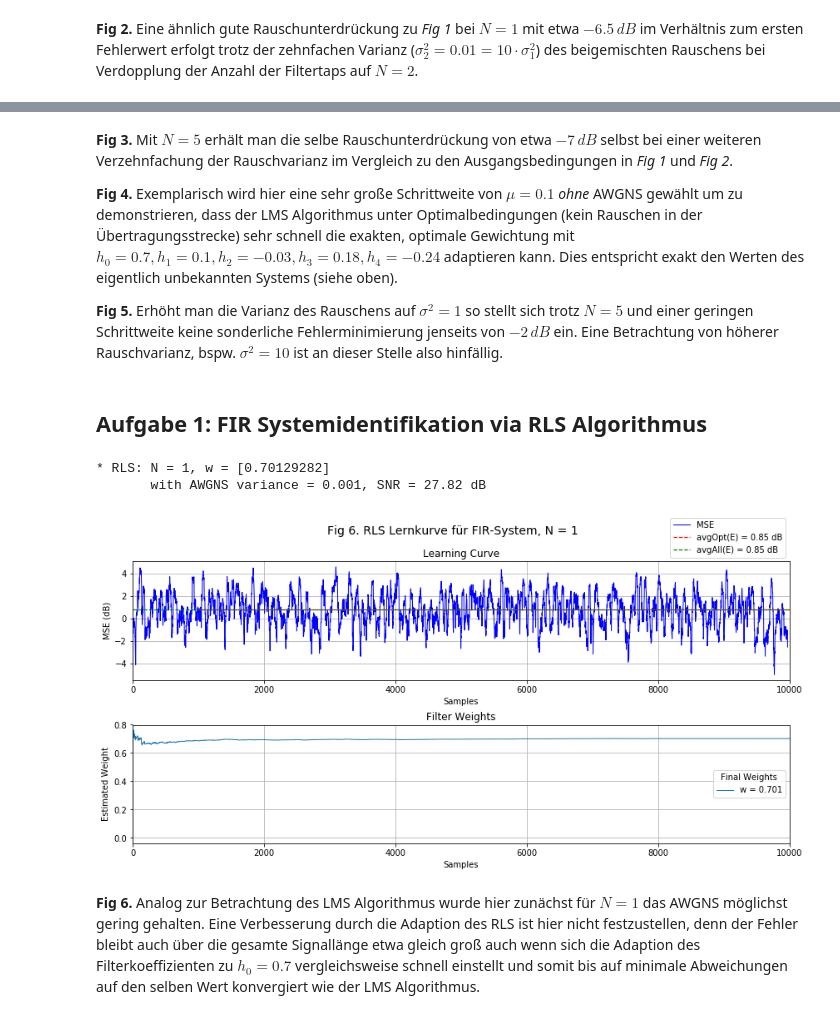
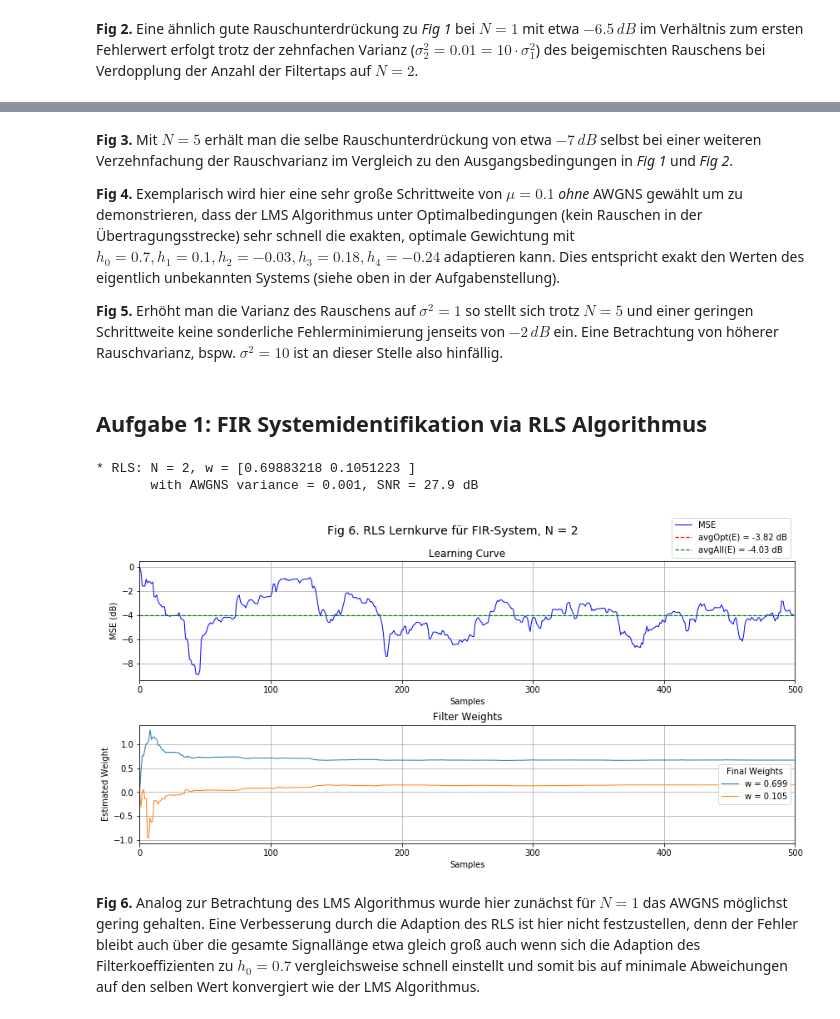
Before and after one commit to xhain/Systemidentifikation, a Jupyter notebook: python/Systemidentifikation.ipynb, the cells around one changed output, grey strips where cells are left out. Cells and saved outputs as stored; diff of their text form; code cells hidden in the pictures.

```diff
--- a/python/Systemidentifikation.ipynb
+++ b/python/Systemidentifikation.ipynb
@@ -162,7 +162,7 @@ print('       with AWGNS variance = '+str(var)+', SNR = '+str(SNRdB)+' dB')
 # %% [markdown]
 **Fig 3.** Mit $N = 5$ erhält man die selbe Rauschunterdrückung von etwa $-7\,dB$ selbst bei einer weiteren Verzehnfachung der Rauschvarianz im Vergleich zu den Ausgangsbedingungen in *Fig 1* und *Fig 2*.
 
-**Fig 4.** Exemplarisch wird hier eine sehr große Schrittweite von $\mu = 0.1$ *ohne* AWGNS gewählt um zu demonstrieren, dass der LMS Algorithmus unter Optimalbedingungen (kein Rauschen in der Übertragungsstrecke) sehr schnell die exakten, optimale Gewichtung mit $h_0 = 0.7, h_1 = 0.1, h_2 = -0.03, h_3 = 0.18, h_4 = -0.24$ adaptieren kann. Dies entspricht exakt den Werten des eigentlich unbekannten Systems (siehe oben).
+**Fig 4.** Exemplarisch wird hier eine sehr große Schrittweite von $\mu = 0.1$ *ohne* AWGNS gewählt um zu demonstrieren, dass der LMS Algorithmus unter Optimalbedingungen (kein Rauschen in der Übertragungsstrecke) sehr schnell die exakten, optimale Gewichtung mit $h_0 = 0.7, h_1 = 0.1, h_2 = -0.03, h_3 = 0.18, h_4 = -0.24$ adaptieren kann. Dies entspricht exakt den Werten des eigentlich unbekannten Systems (siehe oben in der Aufgabenstellung).
 
 **Fig 5.** Erhöht man die Varianz des Rauschens auf $\sigma^2 = 1$ so stellt sich trotz $N = 5$ und einer geringen Schrittweite keine sonderliche Fehlerminimierung jenseits von $-2\,dB$ ein. Eine Betrachtung von höherer Rauschvarianz, bspw. $\sigma^2 = 10$ ist an dieser Stelle also hinfällig.
 # %% [markdown]
@@ -170,21 +170,21 @@ print('       with AWGNS variance = '+str(var)+', SNR = '+str(SNRdB)+' dB')
 # %%
 # FIR RLS study
 # N  = 1, 2, 5
 # var = 0.001, 0.1, 1, 10
 
 # Style of displayed plot
-plotLen = 10000
+plotLen = 500
 
 # N = 1
-N, var = 1, 0.001
+N, var = 2, 0.001
 HfirDn, SNRdB = ts.addNoise(HfirD, var)
 E, W, w, Yd = algo.rlsAlg(N, HfirX, HfirDn, np.zeros(N))
 ts.errorPlot(E, W, plotLen, 'Fig 6. RLS Lernkurve für FIR-System, N = '+str(N), style='log',avgFrom=1000)
 print('       with AWGNS variance = '+str(var)+', SNR = '+str(SNRdB)+' dB')
 # %% [output]
-* RLS: N = 1, w = [0.70129282]
-       with AWGNS variance = 0.001, SNR = 27.82 dB
+* RLS: N = 2, w = [0.69883218 0.1051223 ]
+       with AWGNS variance = 0.001, SNR = 27.9 dB
-[figure, old version]
+[figure, new version]
 # %% [markdown]
 **Fig 6.** Analog zur Betrachtung des LMS Algorithmus wurde hier zunächst für $N = 1$ das AWGNS möglichst gering gehalten. Eine Verbesserung durch die Adaption des RLS ist hier nicht festzustellen, denn der Fehler bleibt auch über die gesamte Signallänge etwa gleich groß auch wenn sich die Adaption des Filterkoeffizienten zu $h_0 = 0.7$ vergleichsweise schnell einstellt und somit bis auf minimale Abweichungen auf den selben Wert konvergiert wie der LMS Algorithmus.
 # %%
```
Also changed, not shown: parts of 15 cells of this notebook.
